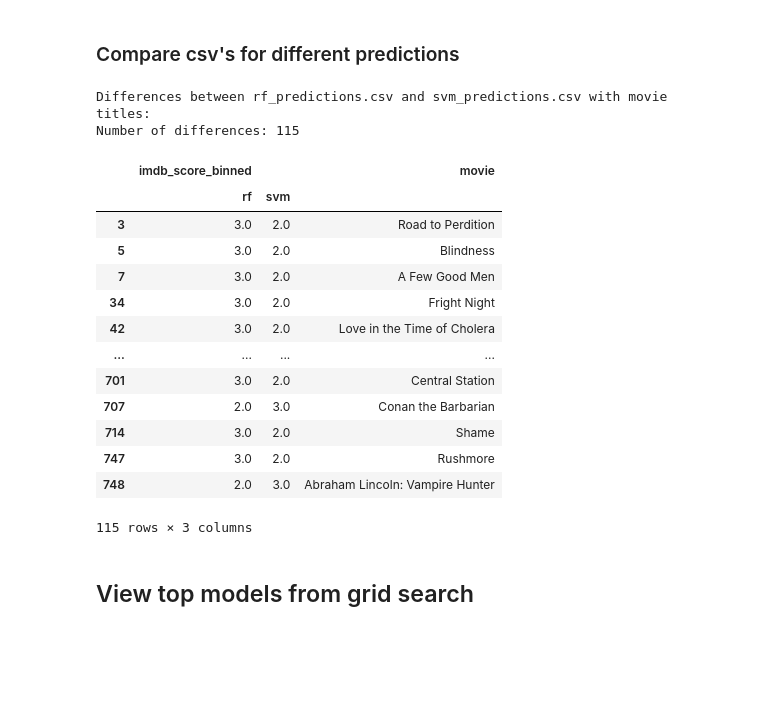
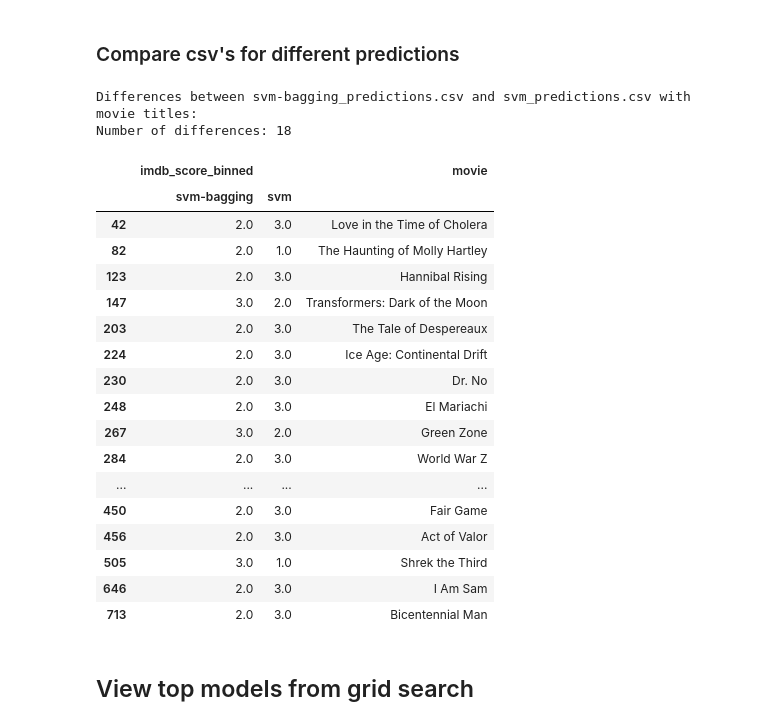
Before and after one commit to JZYNX/ML-assignment-2, a Jupyter notebook: COMP30027-Project2.ipynb, the cells around one changed output. Drawn from its saved outputs; the diff is of its cells as text; code cells hidden in the pictures; blank space fills up the shorter version.

```diff
--- a/COMP30027-Project2.ipynb
+++ b/COMP30027-Project2.ipynb
@@ -1048,48 +1096,52 @@ prediction_df.to_csv('ensemble_predictions.csv', index=False)
 # %% [markdown]
 ### Compare csv's for different predictions
 # %%
-csv1 = 'rf_predictions.csv'
+csv1 = 'svm-bagging_predictions.csv'
 csv2 = 'svm_predictions.csv'
 
 df1_name = csv1.split('_')[0]
 df2_name = csv2.split('_')[0]
 
 # Read the first CSV file
 df1 = pd.read_csv(csv1)
 
 # Read the second CSV file
 df2 = pd.read_csv(csv2)
 
 # Compare the two DataFrames
 differences = df1.compare(df2)
 differences = differences.rename(columns={'self': df1_name, 'other': df2_name})
 
 # Print the differences
 print("Differences between", csv1, "and", csv2, "with movie titles:")
 print("Number of differences:", len(differences))
 
 movie_titles = pd.read_csv("project_data/test_dataset.csv").loc[differences.index, 'movie_title']
 differences['movie'] = movie_titles
 
 # Join movie titles to differences DataFrame
 display(differences)
 # %% [output]
-Differences between rf_predictions.csv and svm_predictions.csv with movie titles:
-Number of differences: 115
+Differences between svm-bagging_predictions.csv and svm_predictions.csv with movie titles:
+Number of differences: 18
 |  | imdb_score_binned |  | movie |
-|  | rf | svm |  |
-| 3 | 3.0 | 2.0 | Road to Perdition |
-| 5 | 3.0 | 2.0 | Blindness |
-| 7 | 3.0 | 2.0 | A Few Good Men |
-| 34 | 3.0 | 2.0 | Fright Night |
-| 42 | 3.0 | 2.0 | Love in the Time of Cholera |
+|  | svm-bagging | svm |  |
+| 42 | 2.0 | 3.0 | Love in the Time of Cholera |
+| 82 | 2.0 | 1.0 | The Haunting of Molly Hartley |
+| 123 | 2.0 | 3.0 | Hannibal Rising |
+| 147 | 3.0 | 2.0 | Transformers: Dark of the Moon |
+| 203 | 2.0 | 3.0 | The Tale of Despereaux |
+| 224 | 2.0 | 3.0 | Ice Age: Continental Drift |
+| 230 | 2.0 | 3.0 | Dr. No |
+| 248 | 2.0 | 3.0 | El Mariachi |
+| 267 | 3.0 | 2.0 | Green Zone |
+| 284 | 2.0 | 3.0 | World War Z |
 | ... | ... | ... | ... |
-| 701 | 3.0 | 2.0 | Central Station |
-| 707 | 2.0 | 3.0 | Conan the Barbarian |
-| 714 | 3.0 | 2.0 | Shame |
-| 747 | 3.0 | 2.0 | Rushmore |
-| 748 | 2.0 | 3.0 | Abraham Lincoln: Vampire Hunter |
+| 450 | 2.0 | 3.0 | Fair Game |
+| 456 | 2.0 | 3.0 | Act of Valor |
+| 505 | 3.0 | 1.0 | Shrek the Third |
+| 646 | 2.0 | 3.0 | I Am Sam |
+| 713 | 2.0 | 3.0 | Bicentennial Man |
-115 rows × 3 columns
 # %% [markdown]
 ## View top models from grid search
 # %%
```
Also changed, not shown: parts of 16 cells of this notebook, 5 other files.
